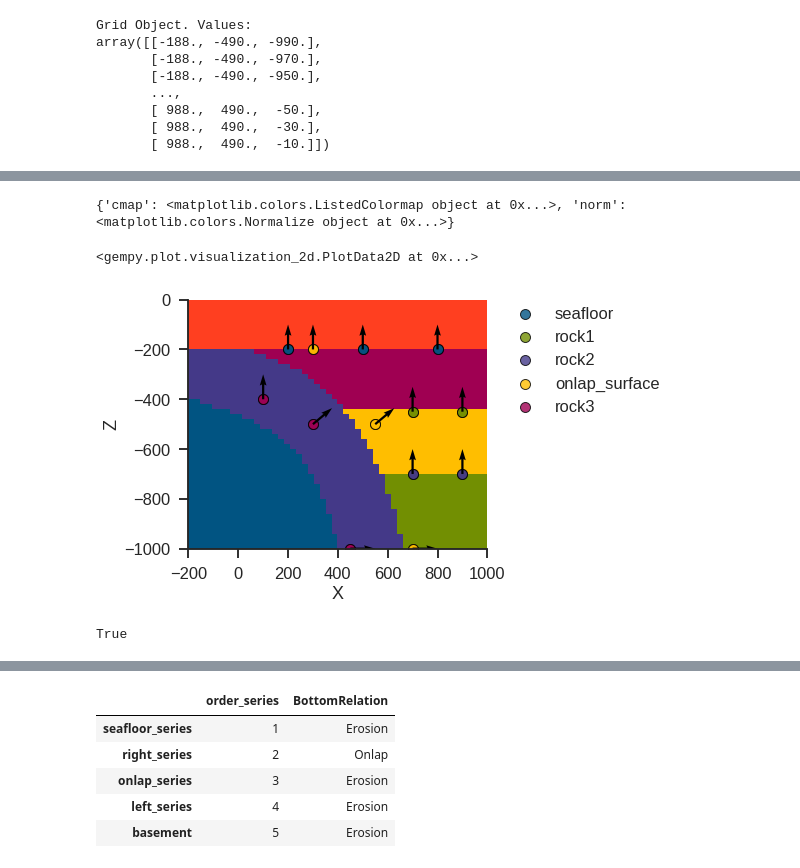
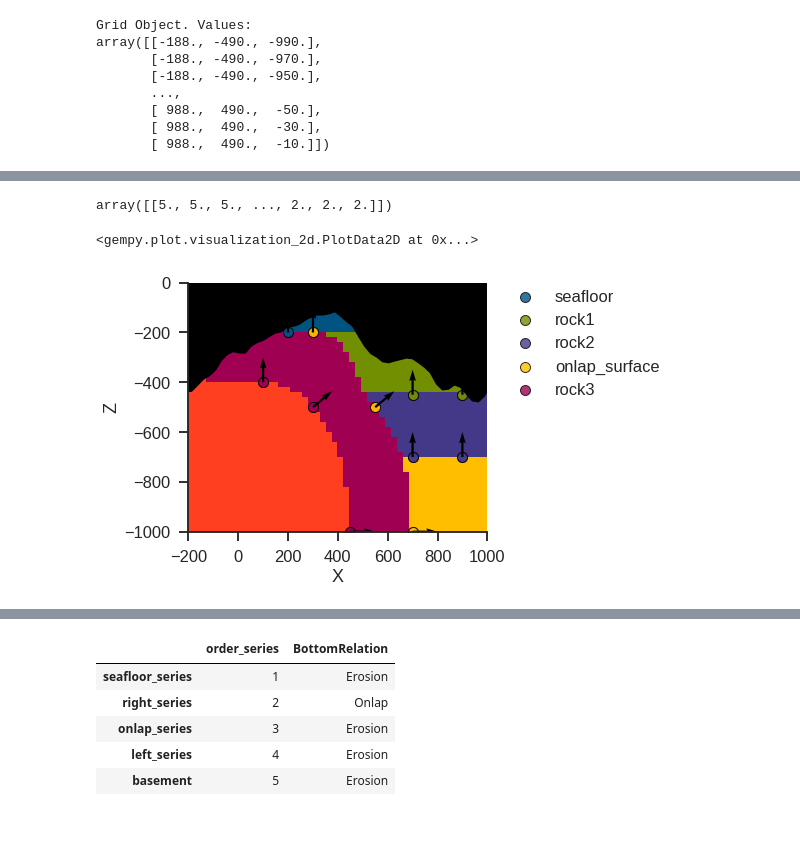
Before and after one commit to gempy-project/gempy, a Jupyter notebook: notebooks/tutorials/ch1-8_Onlap_relations.ipynb, the cells around one changed output, grey strips where cells are left out. Saved outputs shown, nothing was run; the diff lists cells and outputs as text; code cells hidden in the pictures; blank space fills up the shorter version.

```diff
--- a/notebooks/tutorials/ch1-8_Onlap_relations.ipynb
+++ b/notebooks/tutorials/ch1-8_Onlap_relations.ipynb
@@ -157,0 +101,2 @@ array([[-188., -490., -990.],
+# %%
+geo_model.set_topography(d_z=np.array([-600,-100]))
@@ -157,0 +105,2 @@ array([[-188., -490., -990.],
+# %%
+geo_model.grid.set_active('topography')
@@ -180,10 +115,9 @@ Lithology ids
+# %%
+geo_model.solutions.topography_map
+# %% [output]
+array([[5., 5., 5., ..., 2., 2., 2.]])
 # %%
-gp.plot.plot_section(geo_model, 2, plot_data=True)
+gp.plot.plot_section(geo_model, 25, plot_data=True)
 # %% [output]
-{'cmap': <matplotlib.colors.ListedColormap object at 0x...>, 'norm': <matplotlib.colors.Normalize object at 0x...>}
+<gempy.plot.visualization_2d.PlotData2D at 0x...>
-<gempy.plot.visualization_2d.PlotData2D at 0x...>
-[figure, old version]
+[figure, new version]
-# %%
-geo_model.solutions.mask_matrix_pad[0].T.dtype == bool
-# %% [output]
-True
```
Also changed, not shown: parts of 48 cells of this notebook, 13 other files.
